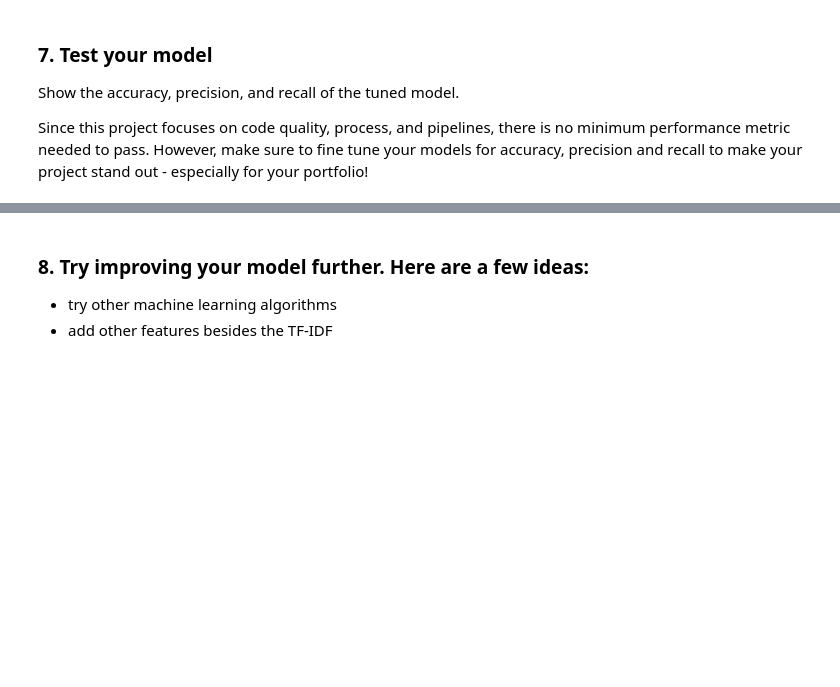
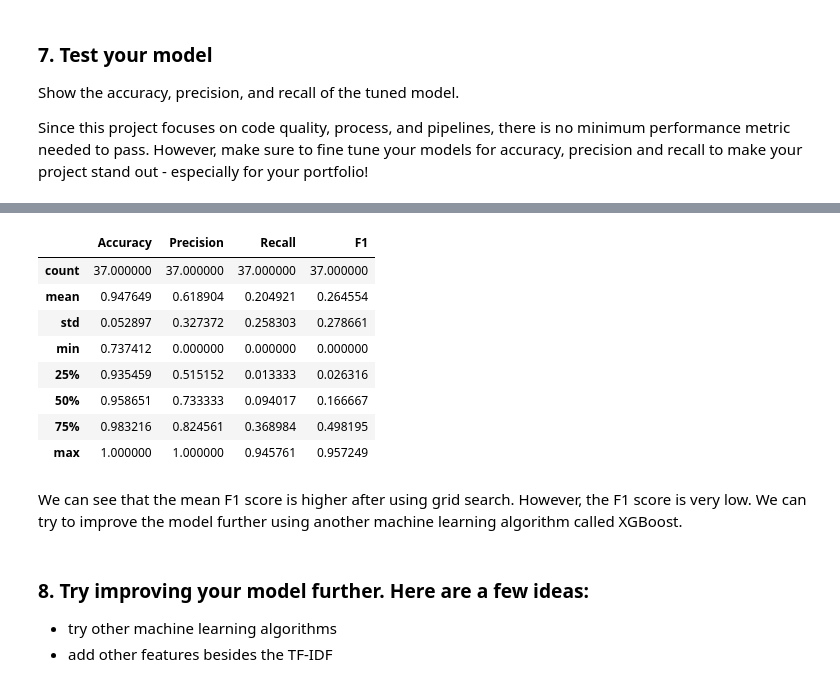
Before and after one commit to okekec/Disaster-Response-Project, a Jupyter notebook: ML Model/ML Pipeline Preparation.ipynb, the cells around one changed output, grey strips where cells are left out. Cells and saved outputs as stored; diff of their text form; code cells hidden in the pictures; blank space fills up the shorter version.

```diff
--- a/ML Model/ML Pipeline Preparation.ipynb
+++ b/ML Model/ML Pipeline Preparation.ipynb
@@ -97,0 +206,32 @@ cv =
+# %%
+# Define performance metric for used in the grid search
+def performance_metric(y_true, y_pred):
+    """Calculate median F1 score for all of the output classifiers
+
+    Args:
+    y_true: array. Array containing actual labels.
+    y_pred: array. Array containing predicted labels.
+
+    Returns:
+    score: float. Median F1 score for all of the output classifiers
+    """
+    f1_list = []
+    for i in range(np.shape(y_pred)[1]):
+        f1 = f1_score(np.array(y_true)[:, i], y_pred[:, i])
+        f1_list.append(f1)
+
+    score = np.median(f1_list)
+    return score
+# %%
+#Modify your model to return a GridSearchCV object.
+parameters = {'vect__max_df': [0.75, 1.0],
+              'tfidf__use_idf':[True, False],
+              'clf__estimator__n_estimators':[10, 25],
+              'clf__estimator__min_samples_split':[2, 5, 10]}
+
+scorer = make_scorer(performance_metric)
+cv = GridSearchCV(pipeline, param_grid = parameters, scoring = scorer, verbose = 2)
+
+# Find best parameters
+np.random.seed(42)
+tuned_model = cv.fit(X_train, y_train)
@@ -100,3 +298,10 @@ cv =
 Show the accuracy, precision, and recall of the tuned model.
 
 Since this project focuses on code quality, process, and  pipelines, there is no minimum performance metric needed to pass. However, make sure to fine tune your models for accuracy, precision and recall to make your project stand out - especially for your portfolio!
+# %%
+# Calculate evaluation metrics for test set
+tuned_pred_test = tuned_model.predict(X_test)
+
+eval_metrics2 = get_eval_metrics(np.array(y_test), tuned_pred_test, col_names)
+
+print(eval_metrics2)
@@ -103,3 +339,18 @@ Since this project focuses on code quality, process, and  pipelines, there is no
+# %%
+# Get summary stats for tuned model
+eval_metrics2.describe()
+# %% [output]
+|  | Accuracy | Precision | Recall | F1 |
+| count | 37.000000 | 37.000000 | 37.000000 | 37.000000 |
+| mean | 0.947649 | 0.618904 | 0.204921 | 0.264554 |
+| std | 0.052897 | 0.327372 | 0.258303 | 0.278661 |
+| min | 0.737412 | 0.000000 | 0.000000 | 0.000000 |
+| 25% | 0.935459 | 0.515152 | 0.013333 | 0.026316 |
+| 50% | 0.958651 | 0.733333 | 0.094017 | 0.166667 |
+| 75% | 0.983216 | 0.824561 | 0.368984 | 0.498195 |
+| max | 1.000000 | 1.000000 | 0.945761 | 0.957249 |
+# %% [markdown]
+We can see that the mean F1 score is higher after using grid search. However, the F1 score is very low. We can try to improve the model further using another machine learning algorithm called XGBoost.
 # %% [markdown]
 ### 8. Try improving your model further. Here are a few ideas:
 * try other machine learning algorithms
```
Also changed, not shown: parts of 29 cells of this notebook.
